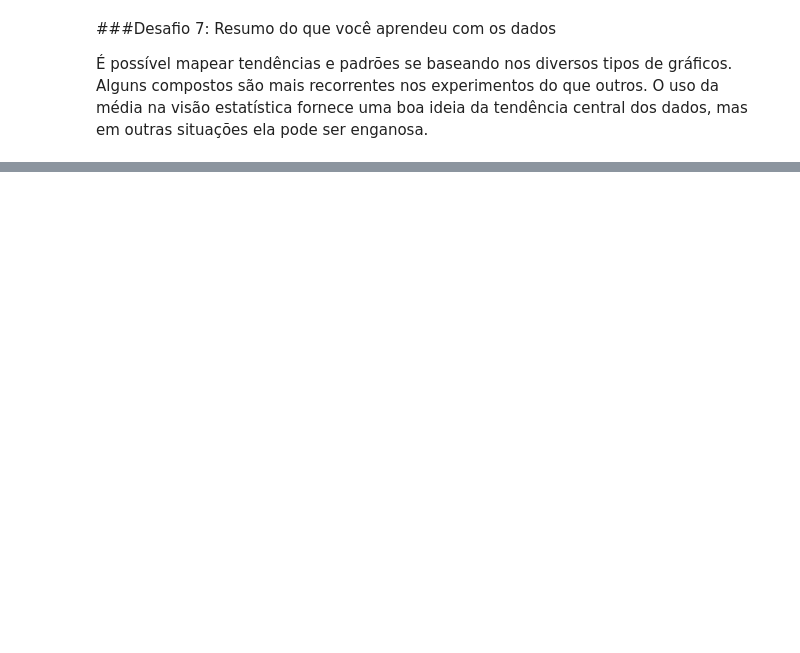
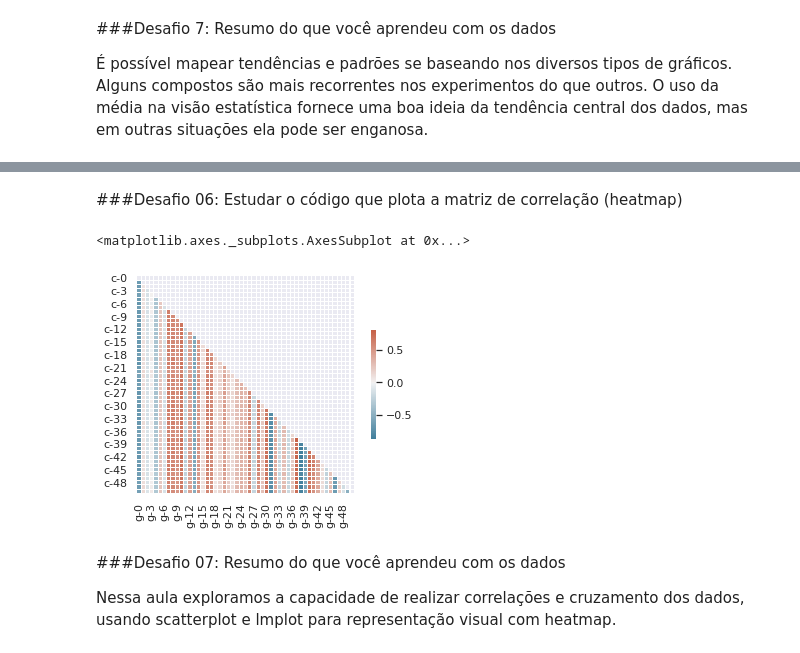
Before and after one commit to ccasado/imersao-dados, a Jupyter notebook: Imersão_Dados_Alura_Cristiano_Casado.ipynb, the cells around one changed output, grey strips where cells are left out. Saved outputs shown, nothing was run; the diff lists cells and outputs as text; code cells hidden in the pictures; blank space fills up the shorter version.

```diff
--- a/Imersão_Dados_Alura_Cristiano_Casado.ipynb
+++ b/Imersão_Dados_Alura_Cristiano_Casado.ipynb
@@ -381,0 +503,18 @@ plt.show()
+# %% [markdown]
+###Desafio 06: Estudar o código que plota a matriz de correlação (heatmap)
+# %%
+sns.heatmap(g_c_corr, #Incluido o DataFrame
+            mask=mask, #Utiliza o mask para apresentar somente a metade(triangulo) da figura
+            cmap=cmap, #Alterar a paleta de corres
+            center=0, #centralização dos dados
+            square=True,
+            linewidths=.01, #Tamanho das linhas entre as celulas
+            cbar_kws={"shrink": .5} #ajustes de cores
+            )
+# %% [output]
+<matplotlib.axes._subplots.AxesSubplot at 0x...>
+[figure, added]
+# %% [markdown]
+###Desafio 07: Resumo do que você aprendeu com os dados
+
+Nessa aula exploramos a capacidade de realizar correlações e cruzamento dos dados, usando scatterplot e lmplot para representação visual com heatmap.
```
Also changed, not shown: parts of 16 cells of this notebook.
